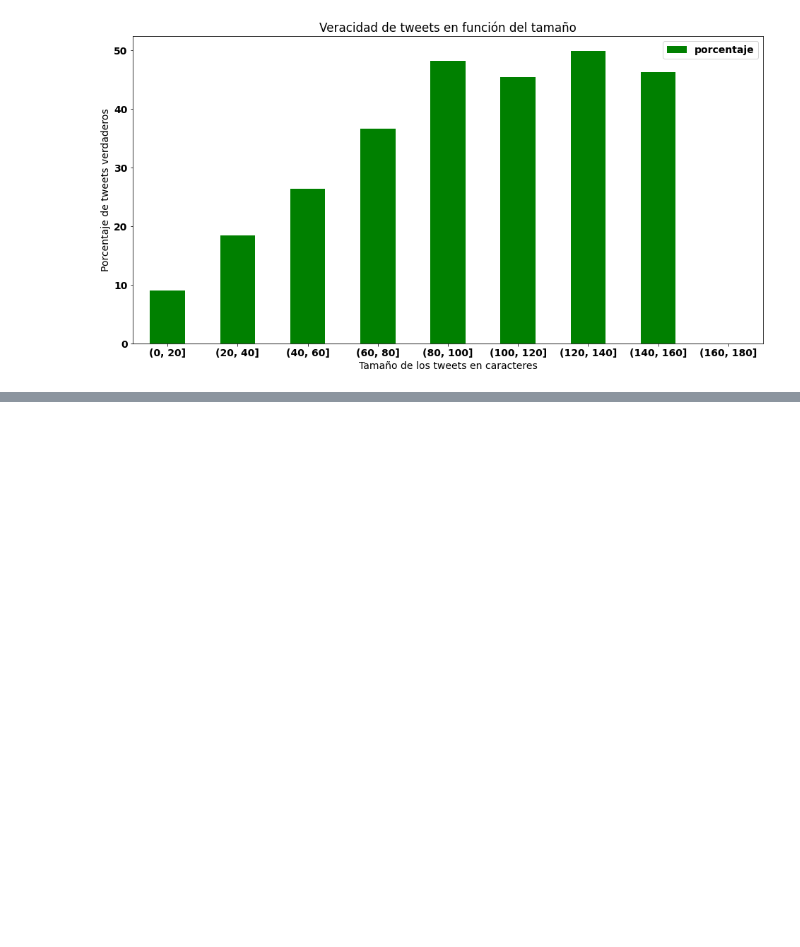
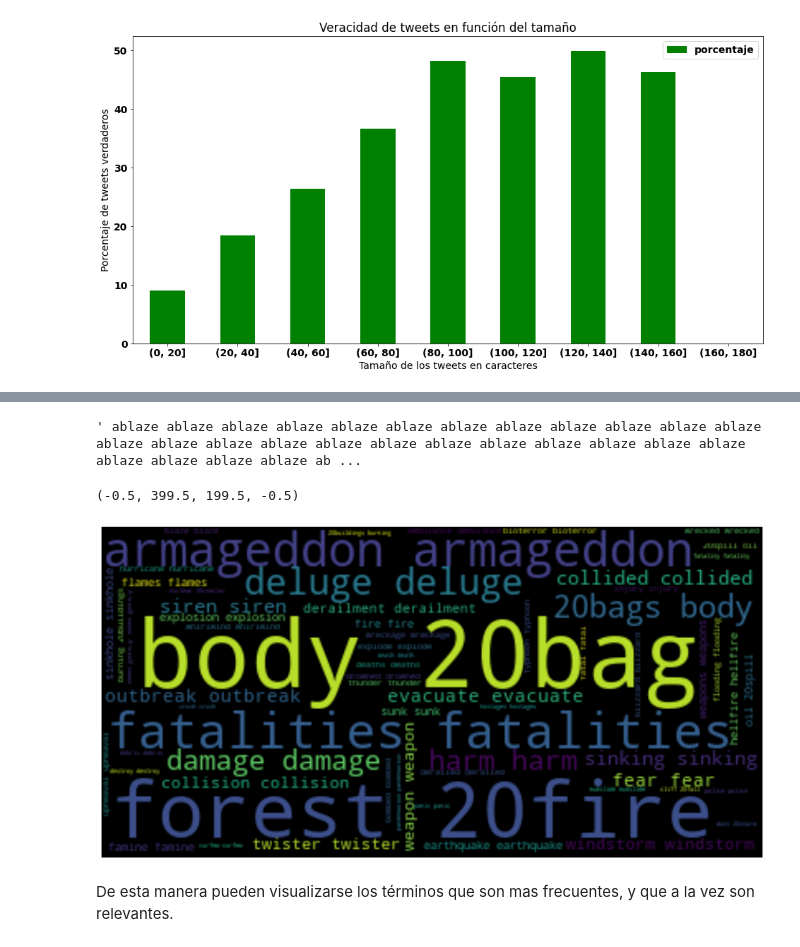
Before and after one commit to JulioCastillo1/TP1-Datos, a Jupyter notebook: TP1-Datos.ipynb, the cells around one changed output, grey strips where cells are left out. Cells and saved outputs as stored; diff of their text form; code cells hidden in the pictures; blank space fills up the shorter version.

```diff
--- a/TP1-Datos.ipynb
+++ b/TP1-Datos.ipynb
@@ -136,0 +184,15 @@ tweets_percentage
+# %%
+getStringFromSeries(keywords['keyword'])
+# %% [output]
+' ablaze ablaze ablaze ablaze ablaze ablaze ablaze ablaze ablaze ablaze ablaze ablaze ablaze ablaze ablaze ablaze ablaze ablaze ablaze ablaze ablaze ablaze ablaze ablaze ablaze ablaze ablaze ablaze ab ...
+# %%
+wordcloud = wc.WordCloud().generate(getStringFromSeries(keywords['keyword']))
+# %%
+plt.figure(figsize=(15,10))
+plt.imshow(wordcloud,interpolation = "bilinear")
+plt.axis("off")
+# %% [output]
+(-0.5, 399.5, 199.5, -0.5)
+[figure, added]
+# %% [markdown]
+De esta manera pueden visualizarse los términos que son mas frecuentes, y que a la vez son relevantes.
```
Also changed, not shown: parts of 11 cells of this notebook.
